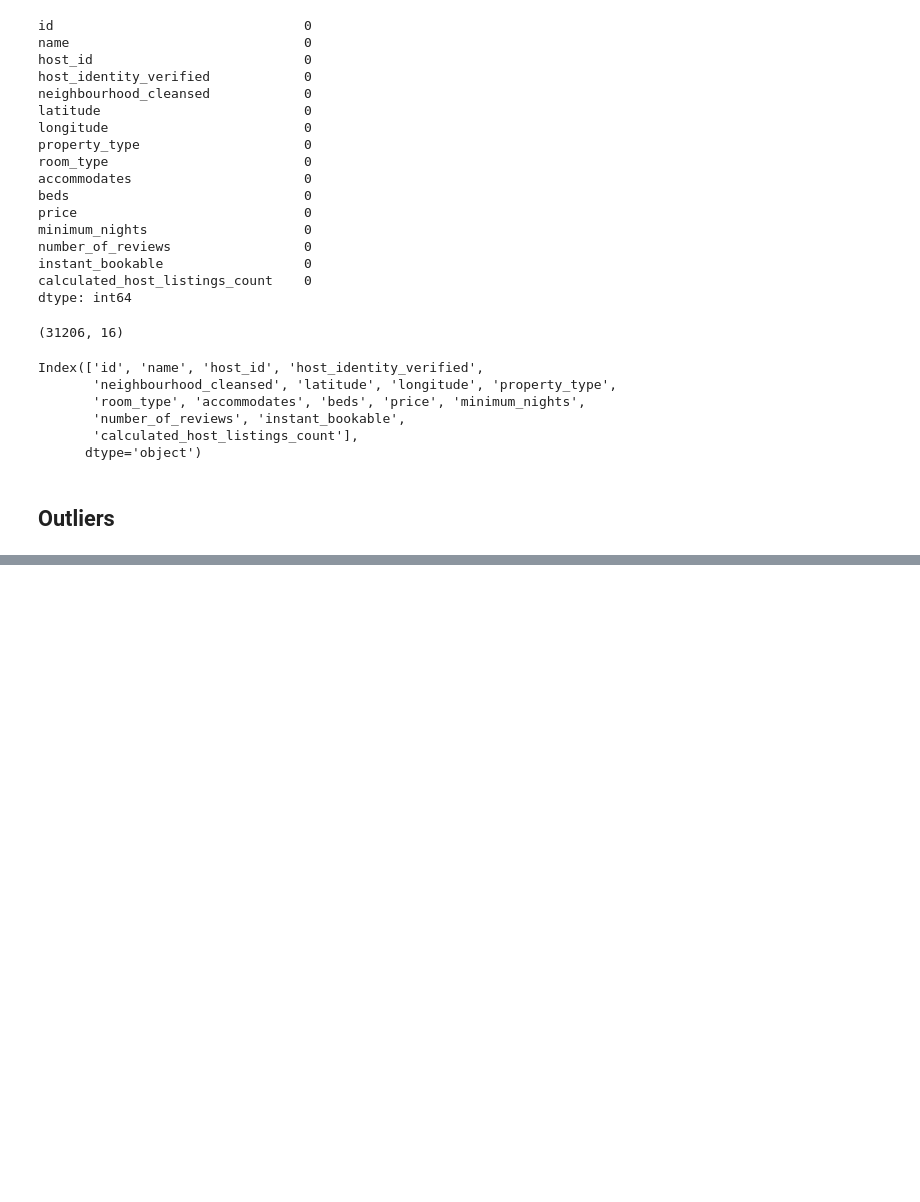
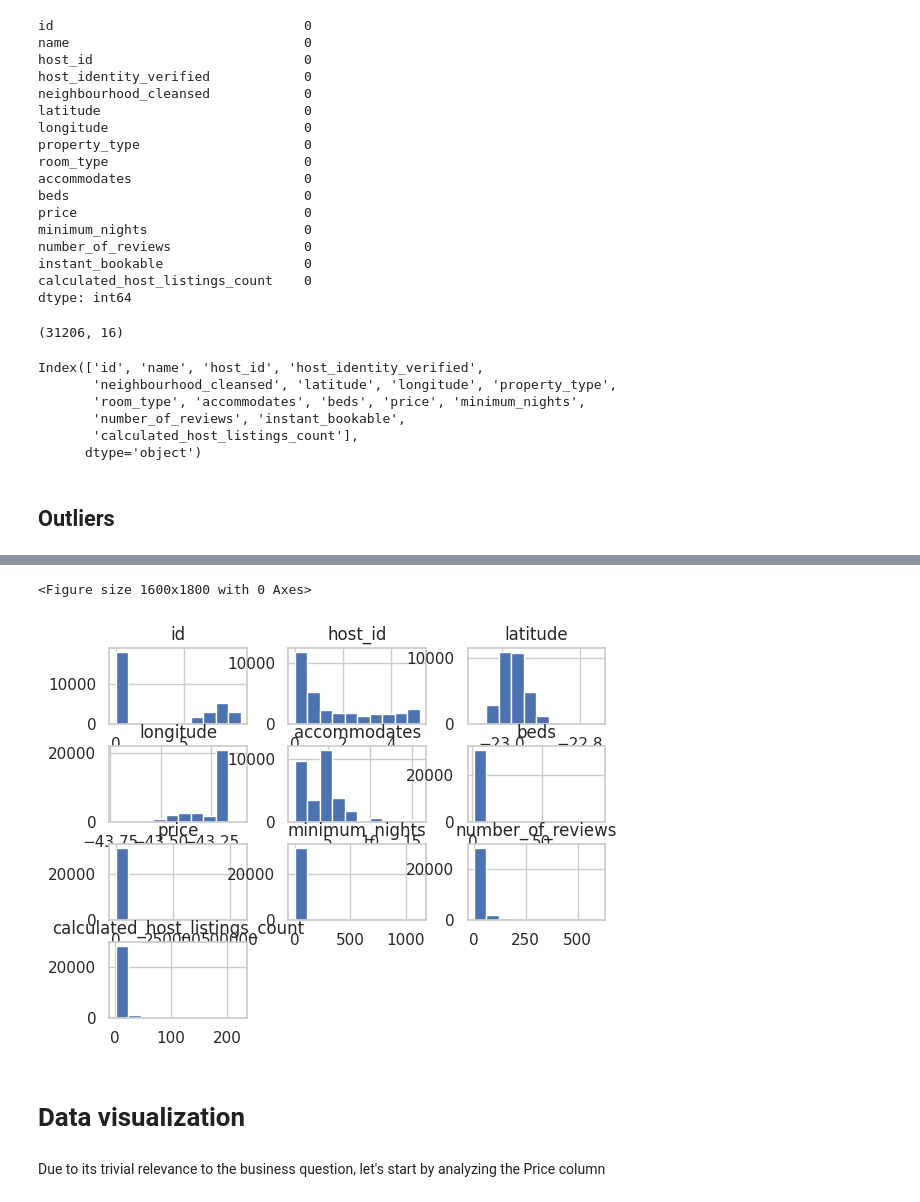
Before and after one commit to fredericmenezes/EDA-Airbnb-Rio-de-Janeiro-Project, a Jupyter notebook: eda_airbnb_rio_de_janeiro.ipynb, the cells around one changed output, grey strips where cells are left out. Cells and saved outputs as stored; diff of their text form; code cells hidden in the pictures; blank space fills up the shorter version.

```diff
--- a/eda_airbnb_rio_de_janeiro.ipynb
+++ b/eda_airbnb_rio_de_janeiro.ipynb
@@ -487,0 +525,3 @@ Index(['id', 'name', 'host_id', 'host_identity_verified',
+# %%
+# Remove the $ symbol from the 'price' column and transform it into a float
+df_l['price'] = df_l['price'].astype(str).str.replace("$", "").str.replace(',', '', regex = 'true').astype(float)
@@ -487,0 +530,3 @@ Index(['id', 'name', 'host_id', 'host_identity_verified',
+# %%
+# Conversion to integer in the "beds" column
+df_l['beds'] = df_l['beds'].astype(int)
@@ -487,0 +569,13 @@ Index(['id', 'name', 'host_id', 'host_identity_verified',
+# %%
+# Histogram of all numeric columns
+sns.set(style="whitegrid")
+plt.figure(figsize = (16,18))
+df_l.hist()
+plt.show();
+# %% [output]
+<Figure size 1600x1800 with 0 Axes>
+[figure, added]
+# %% [markdown]
+# Data visualization
+# %% [markdown]
+Due to its trivial relevance to the business question, let's start by analyzing the Price column
```
Also changed, not shown: parts of 7 cells of this notebook.
